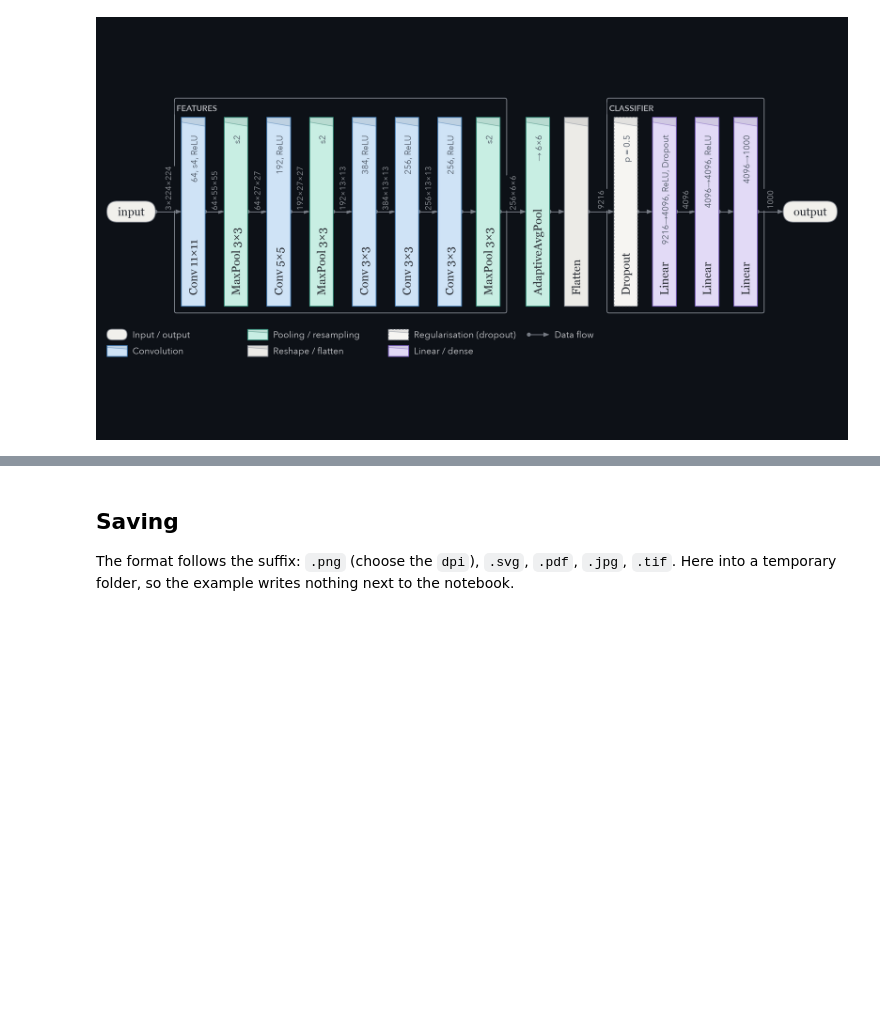
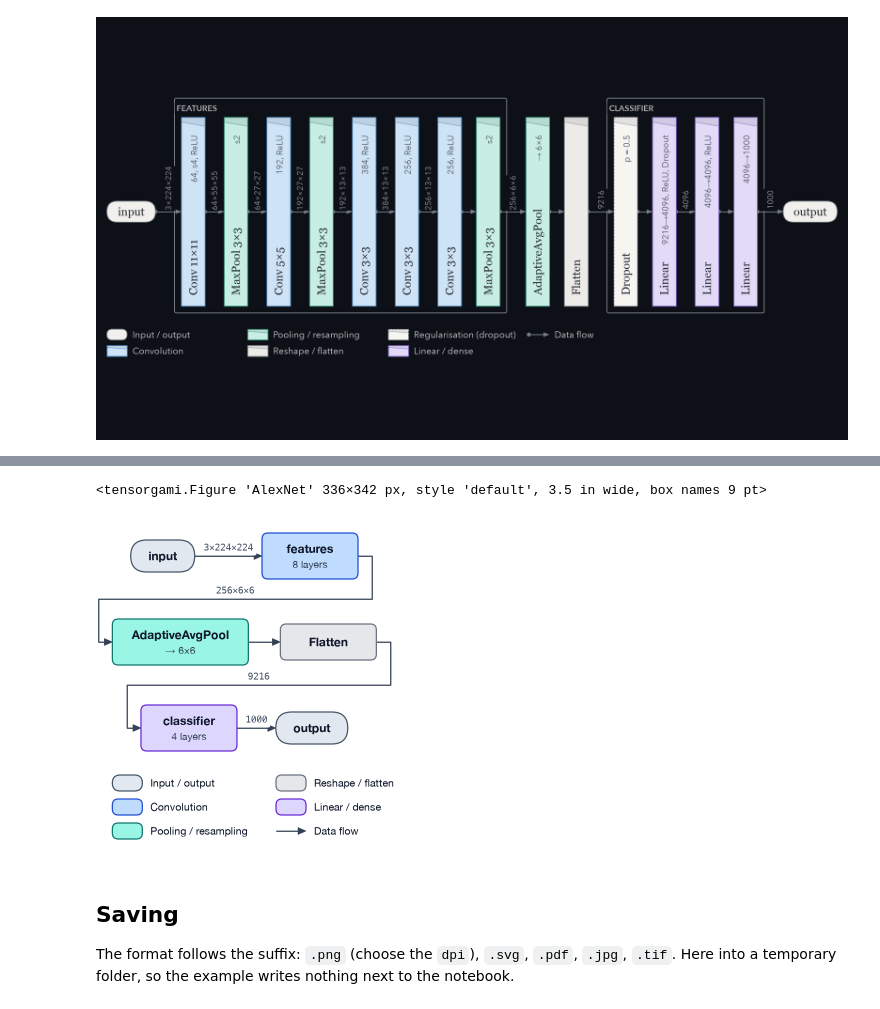
Before and after one commit to AndreiUtina/TensorGami, a Jupyter notebook: examples/alexnet.ipynb, the cells around one changed output, grey strips where cells are left out. Cells and saved outputs as stored; diff of their text form; code cells hidden in the pictures; blank space fills up the shorter version.

```diff
--- a/examples/alexnet.ipynb
+++ b/examples/alexnet.ipynb
@@ -93,3 +108,10 @@ tg.draw(model, x, fit="slide", style="origami", variant="dark")
+# %%
+column = tg.draw(model, x, width="3.5in", level="stages")
+print(column)
+column
+# %% [output]
+<tensorgami.Figure 'AlexNet' 336×342 px, style 'default', 3.5 in wide, box names 9 pt>
+[figure, added]
 # %% [markdown]
 ## Saving
 
```
Also changed, not shown: parts of 2 cells of this notebook, 22 other files.
